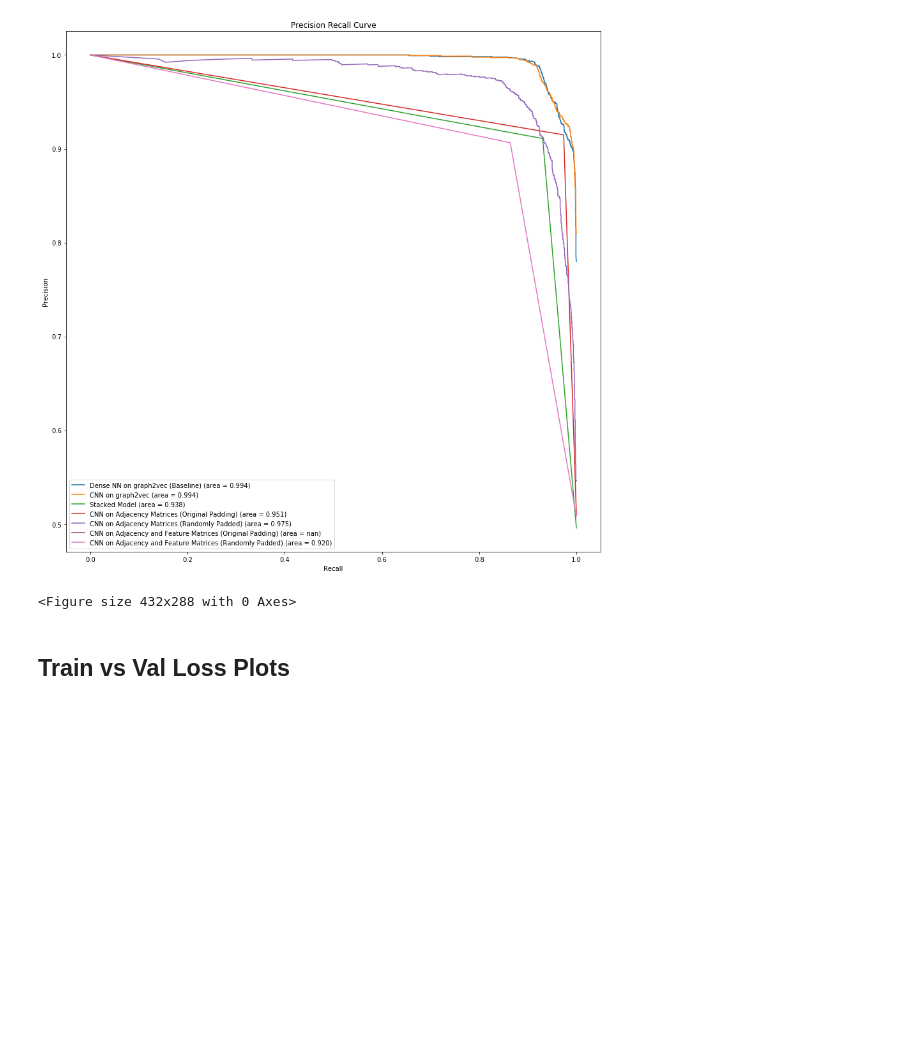
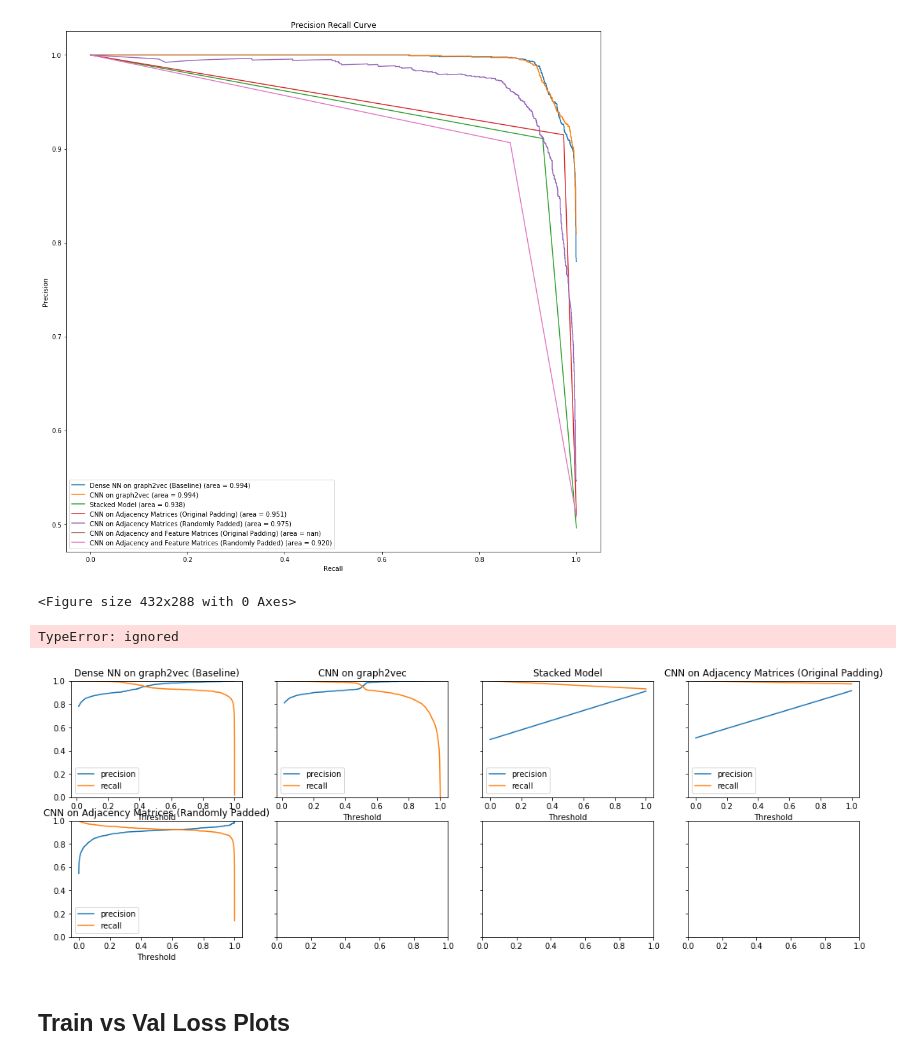
Before and after one commit to dj311/uob-summer-project, a Jupyter notebook: code/ML-evaluating-final-models.ipynb, the cells around one changed output. Drawn from its saved outputs; the diff is of its cells as text; code cells hidden in the pictures; blank space fills up the shorter version.

Commit message:
Added Precision Recall Graphs

```diff
--- a/code/ML-evaluating-final-models.ipynb
+++ b/code/ML-evaluating-final-models.ipynb
@@ -148,6 +166,7 @@ def get_metrics(y_test, y_predict):
         'tpr_plot' : tpr_plot,
         'precision_plot' : precision_plot,
         'recall_plot' : recall_plot,
+        'thresholds_pr' : thresholds_pr,
         'ROC AUC' : roc_auc,
         'Precision Recall AUC' : pr_auc,
         'F1 Score' : f1,
@@ -294,6 +313,24 @@ plt.savefig('../images/pr_curve')
 # %% [output]
 [figure]
 <Figure size 432x288 with 0 Axes>
+# %%
+def plot_prec_recall_vs_tresh(precisions, recalls, thresholds, index, model):
+    j = index%4
+    i = index//4
+    axs[i, j].plot(thresholds, precisions[:-1], label='precision')
+    axs[i, j].plot(thresholds, recalls[:-1], label = 'recall')
+    axs[i, j].set_title(model)
+    axs[i, j].set_xlabel('Threshold')
+    axs[i, j].legend(loc='lower left')
+    axs[i, j].set_ylim([0,1])
+
+fig, axs = plt.subplots(2, 4, figsize=(18, 6), sharey=True)
+for index, row in all_metrics.iterrows():
+  plot_prec_recall_vs_tresh(row['precision_plot'], row['recall_plot'], row['thresholds_pr'], index, row['Model'])
+  plt.show
+# %% [output]
+TypeError: ignored
+[figure, added]
 # %% [markdown]
 ## Train vs Val Loss Plots
 # %%
```
Also changed, not shown: parts of 2 cells of this notebook.
